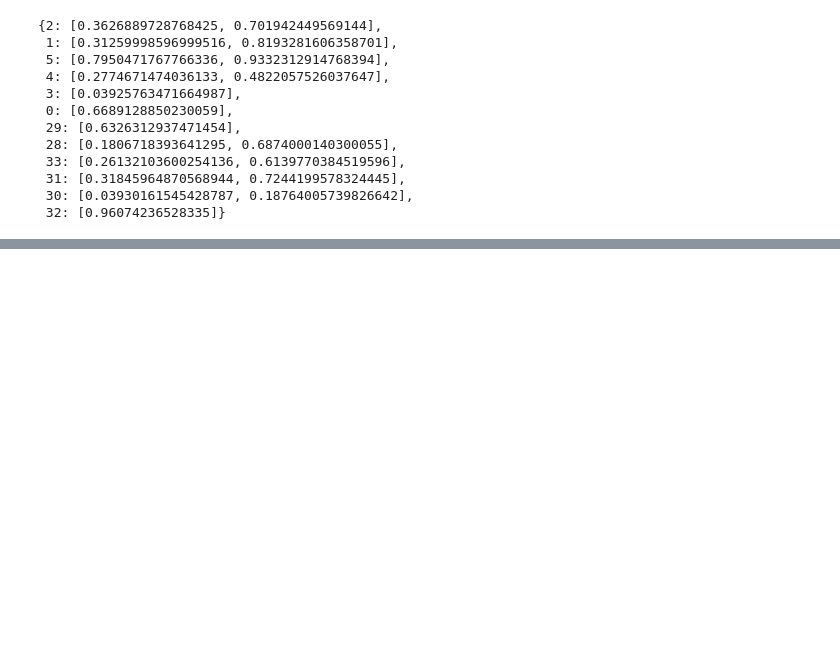
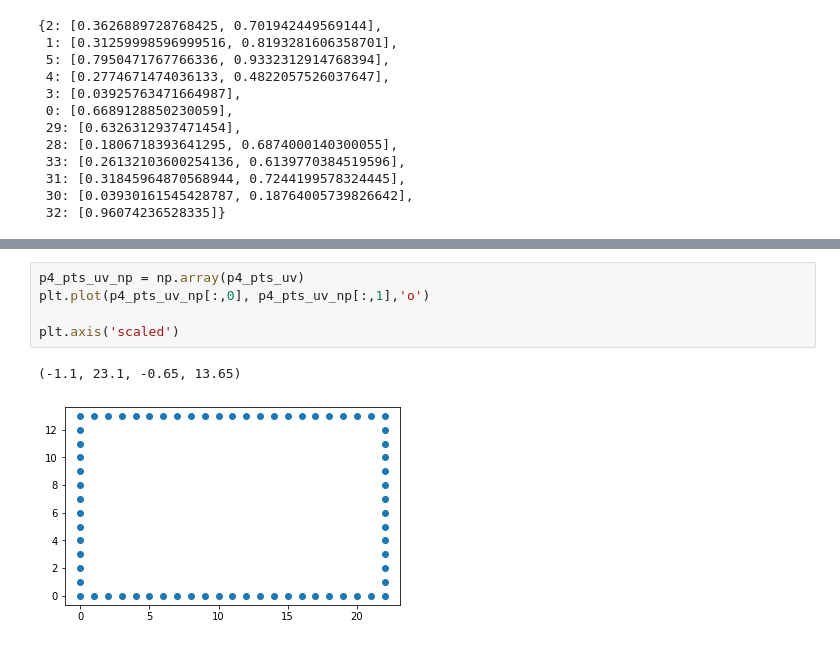
Before and after one commit to clara-kang/shape_matching, a Jupyter notebook: create_cross_stream_line.ipynb, the cells around one changed output, grey strips where cells are left out. Drawn from its saved outputs; the diff is of its cells as text; blank space fills up the shorter version.

```diff
--- a/create_cross_stream_line.ipynb
+++ b/create_cross_stream_line.ipynb
@@ -640,0 +697,8 @@ new_cid_node_percentage_map
+# %%
+p4_pts_uv_np = np.array(p4_pts_uv)
+plt.plot(p4_pts_uv_np[:,0], p4_pts_uv_np[:,1],'o')
+
+plt.axis('scaled')
+# %% [output]
+(-1.1, 23.1, -0.65, 13.65)
+[figure, added]
```
Also changed, not shown: parts of 14 cells of this notebook.
